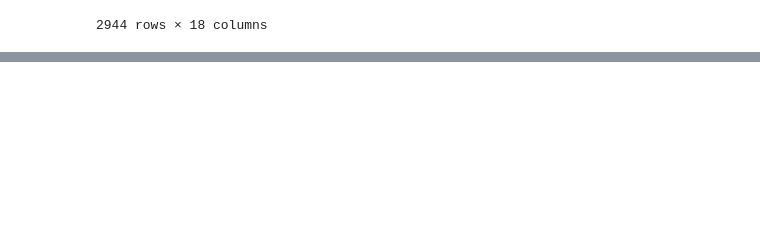
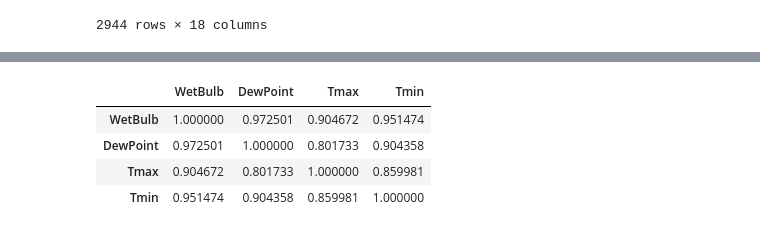
Before and after one commit to acies-saichandu-manchala/Capstone_Project, a Jupyter notebook: Cpastone EDA.ipynb, the cells around one changed output, grey strips where cells are left out. Drawn from its saved outputs; the diff is of its cells as text; code cells hidden in the pictures; blank space fills up the shorter version.

Commit message:
Weather(Not completed)

```diff
--- a/Cpastone EDA.ipynb
+++ b/Cpastone EDA.ipynb
@@ -99,0 +95,8 @@ sns.lineplot(weather_data.query('Station == 1'),x="Date", y="WetBulb", hue=None)
+# %%
+weather_data[["WetBulb","DewPoint","Tmax","Tmin"]].corr()
+# %% [output]
+|  | WetBulb | DewPoint | Tmax | Tmin |
+| WetBulb | 1.000000 | 0.972501 | 0.904672 | 0.951474 |
+| DewPoint | 0.972501 | 1.000000 | 0.801733 | 0.904358 |
+| Tmax | 0.904672 | 0.801733 | 1.000000 | 0.859981 |
+| Tmin | 0.951474 | 0.904358 | 0.859981 | 1.000000 |
```
Also changed, not shown: parts of 3 cells of this notebook.
